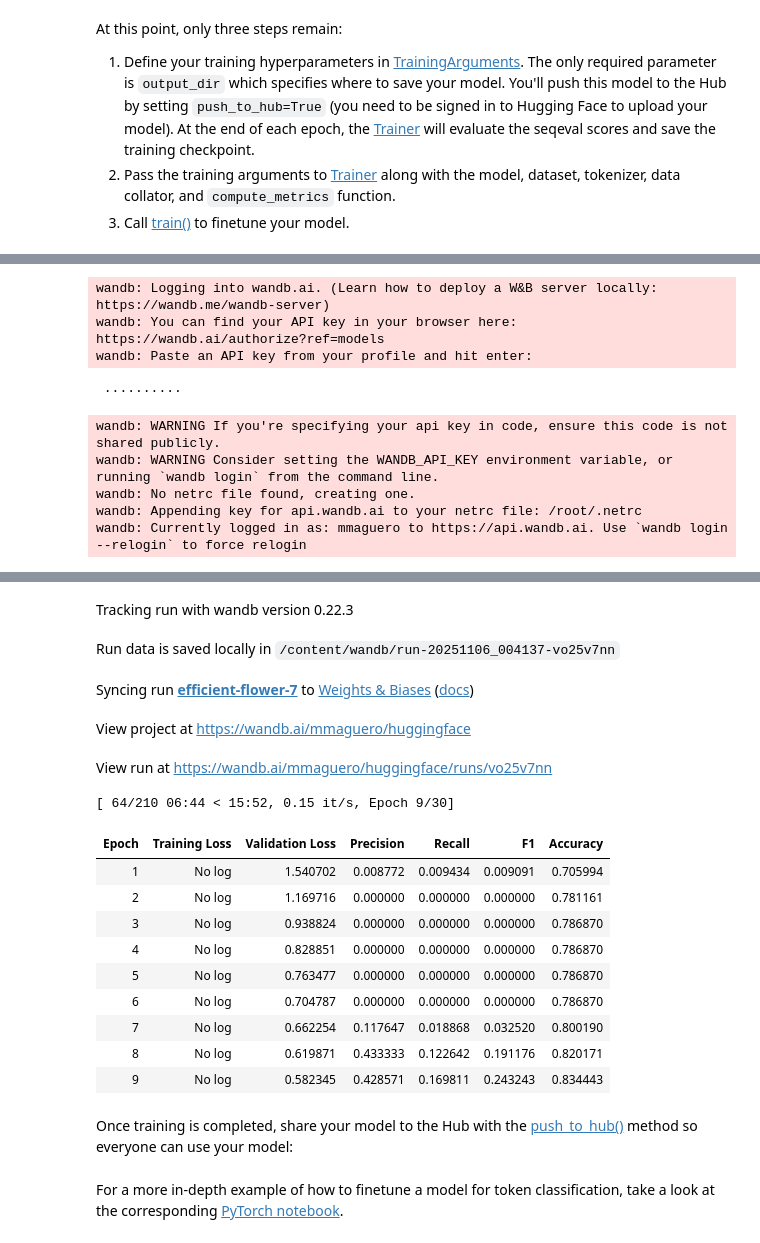
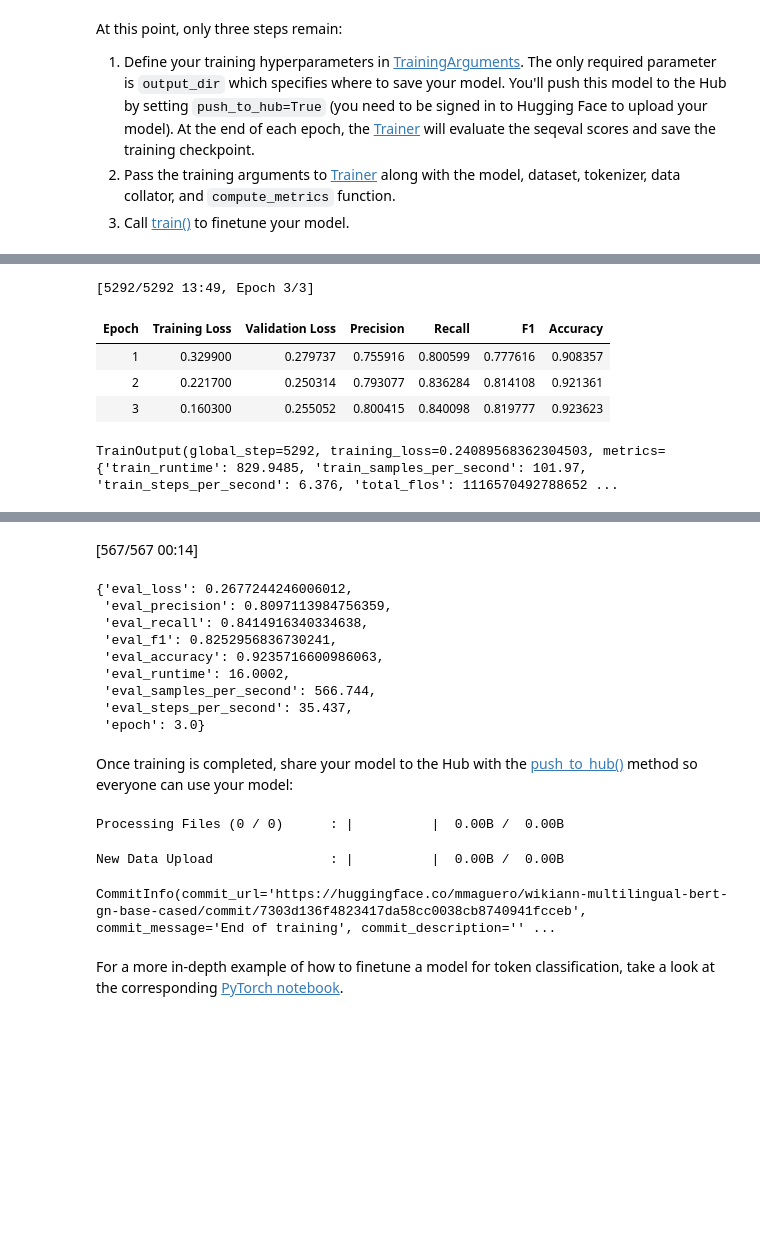
Before and after one commit to mmaguero/diploma_fpuna_nlp_ia, a Jupyter notebook: 2025/token_classification.ipynb, the cells around one changed output, grey strips where cells are left out. Cells and saved outputs as stored; diff of their text form; code cells hidden in the pictures; blank space fills up the shorter version.

Commit message:
wikiann-es and -gn Colab

```diff
--- a/2025/token_classification.ipynb
+++ b/2025/token_classification.ipynb
@@ -67,4 +67,31 @@ Start by loading the WNUT 17 dataset from the 🤗 Datasets library:
 from datasets import load_dataset
 
 #wnut = load_dataset("wnut_17", data_dir="wnut_17", revision="refs/convert/parquet")
-wnut = load_dataset("unimelb-nlp/wikiann", "gn")
+gn = load_dataset("unimelb-nlp/wikiann", "gn")
+es = load_dataset("unimelb-nlp/wikiann", "es")
+# %%
+from random import shuffle
+from datasets import concatenate_datasets
+
+# Concatenate train, validation, and test sets from both languages
+combined_dataset = concatenate_datasets(
+    [gn["train"], gn["validation"], gn["test"],
+     es["train"], es["validation"], es["test"]]
+)
+
+# Split the combined dataset into training and the rest (which will be split again into validation and test)
+train_testvalid = combined_dataset.train_test_split(
+    test_size=0.3, shuffle=True, seed=42
+)
+
+# Split the 'test' part of the previous split into validation and test sets
+wnut = train_testvalid["test"].train_test_split(
+    test_size=0.75, shuffle=True, seed=42 # Split 75/25 to get validation and test
+)
+
+# Rename the splits to 'train', 'validation', and 'test'
+wnut["validation"] = wnut.pop("train") # Rename the first part of the second split to validation
+wnut["train"] = train_testvalid["train"]
+wnut["test"] = wnut.pop("test") # Rename the second part of the second split to test
+
+wnut
@@ -285,37 +319,34 @@ Successfully installed wandb-0.22.3
 # %%
 training_args = TrainingArguments(
     output_dir="wikiann-multilingual-bert-gn-base-cased",
     learning_rate=2e-5,
     per_device_train_batch_size=16,
     per_device_eval_batch_size=16,
-    num_train_epochs=30, # 3 a 10 o más epochs
+    num_train_epochs=3, # 3 a 10 o más epochs
     weight_decay=0.01,
     eval_strategy="epoch",
     save_strategy="epoch",
     load_best_model_at_end=True,
     metric_for_best_model="f1",
     save_total_limit = 3,
     push_to_hub=True, # True para subir a HF
 )
 
 trainer = Trainer(
     model=model,
     args=training_args,
     train_dataset=tokenized_wnut["train"],
     eval_dataset=tokenized_wnut["validation"],
     processing_class=tokenizer,
     data_collator=data_collator,
     compute_metrics=compute_metrics,
 )
 
 trainer.train()
 # %% [output]
-wandb: Logging into wandb.ai. (Learn how to deploy a W&B server locally: https://wandb.me/wandb-server)
-wandb: You can find your API key in your browser here: https://wandb.ai/authorize?ref=models
-wandb: Paste an API key from your profile and hit enter:
+[5292/5292 13:49, Epoch 3/3]
+| Epoch | Training Loss | Validation Loss | Precision | Recall | F1 | Accuracy |
+| 1 | 0.329900 | 0.279737 | 0.755916 | 0.800599 | 0.777616 | 0.908357 |
+| 2 | 0.221700 | 0.250314 | 0.793077 | 0.836284 | 0.814108 | 0.921361 |
+| 3 | 0.160300 | 0.255052 | 0.800415 | 0.840098 | 0.819777 | 0.923623 |
- ··········
+TrainOutput(global_step=5292, training_loss=0.24089568362304503, metrics={'train_runtime': 829.9485, 'train_samples_per_second': 101.97, 'train_steps_per_second': 6.376, 'total_flos': 1116570492788652 ...
-wandb: WARNING If you're specifying your api key in code, ensure this code is not shared publicly.
-wandb: WARNING Consider setting the WANDB_API_KEY environment variable, or running `wandb login` from the command line.
-wandb: No netrc file found, creating one.
-wandb: Appending key for api.wandb.ai to your netrc file: /root/.netrc
-wandb: Currently logged in as: mmaguero to https://api.wandb.ai. Use `wandb login --relogin` to force relogin
@@ -323,25 +353,24 @@ wandb: Currently logged in as: mmaguero to https://api.wandb.ai. Use `wandb logi
-Tracking run with wandb version 0.22.3
-Run data is saved locally in /content/wandb/run-20251106_004137-vo25v7nn
-Syncing run efficient-flower-7 to Weights & Biases (docs)
-View project at https://wandb.ai/mmaguero/huggingface
-View run at https://wandb.ai/mmaguero/huggingface/runs/vo25v7nn
-[ 64/210 06:44 < 15:52, 0.15 it/s, Epoch 9/30]
-| Epoch | Training Loss | Validation Loss | Precision | Recall | F1 | Accuracy |
-| 1 | No log | 1.540702 | 0.008772 | 0.009434 | 0.009091 | 0.705994 |
-| 2 | No log | 1.169716 | 0.000000 | 0.000000 | 0.000000 | 0.781161 |
-| 3 | No log | 0.938824 | 0.000000 | 0.000000 | 0.000000 | 0.786870 |
-| 4 | No log | 0.828851 | 0.000000 | 0.000000 | 0.000000 | 0.786870 |
-| 5 | No log | 0.763477 | 0.000000 | 0.000000 | 0.000000 | 0.786870 |
-| 6 | No log | 0.704787 | 0.000000 | 0.000000 | 0.000000 | 0.786870 |
-| 7 | No log | 0.662254 | 0.117647 | 0.018868 | 0.032520 | 0.800190 |
-| 8 | No log | 0.619871 | 0.433333 | 0.122642 | 0.191176 | 0.820171 |
-| 9 | No log | 0.582345 | 0.428571 | 0.169811 | 0.243243 | 0.834443 |
 # %%
 trainer.evaluate(tokenized_wnut["test"])
+# %% [output]
+[567/567 00:14]
+{'eval_loss': 0.2677244246006012,
+ 'eval_precision': 0.8097113984756359,
+ 'eval_recall': 0.8414916340334638,
+ 'eval_f1': 0.8252956836730241,
+ 'eval_accuracy': 0.9235716600986063,
+ 'eval_runtime': 16.0002,
+ 'eval_samples_per_second': 566.744,
+ 'eval_steps_per_second': 35.437,
+ 'epoch': 3.0}
 # %% [markdown]
 Once training is completed, share your model to the Hub with the [push_to_hub()](https://huggingface.co/docs/transformers/main/en/main_classes/trainer#transformers.Trainer.push_to_hub) method so everyone can use your model:
 # %%
 trainer.push_to_hub()
+# %% [output]
+Processing Files (0 / 0)      : |          |  0.00B /  0.00B
+New Data Upload               : |          |  0.00B /  0.00B
+CommitInfo(commit_url='https://huggingface.co/mmaguero/wikiann-multilingual-bert-gn-base-cased/commit/7303d136f4823417da58cc0038cb8740941fcceb', commit_message='End of training', commit_description='' ...
 # %% [markdown]
 <Tip>
 
```
Also changed, not shown: parts of 16 cells of this notebook.
